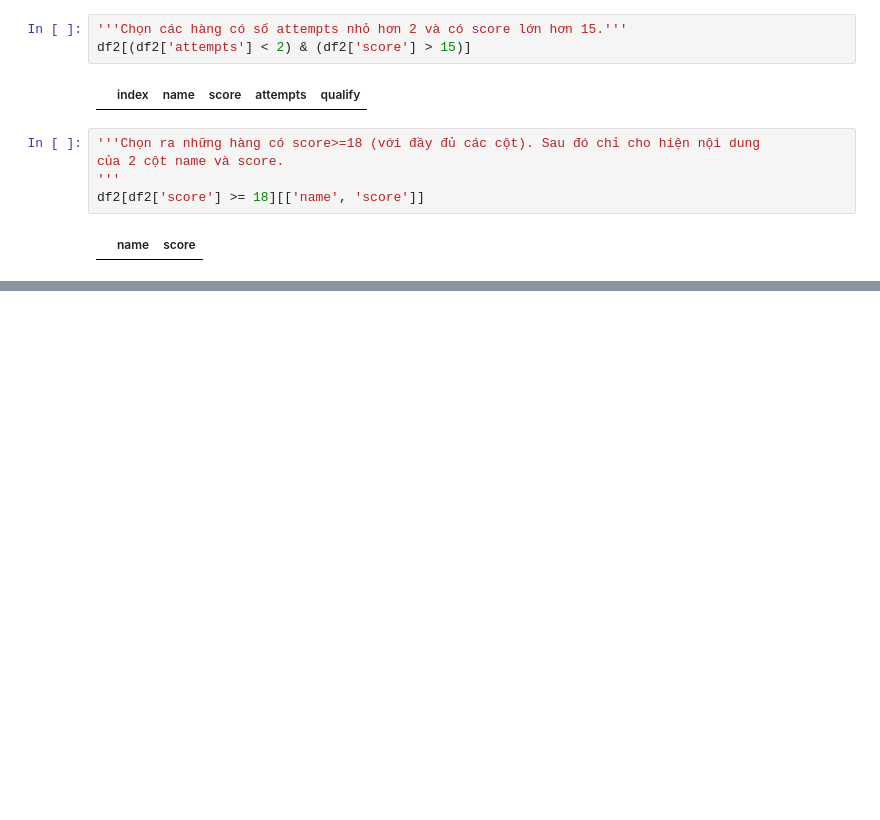
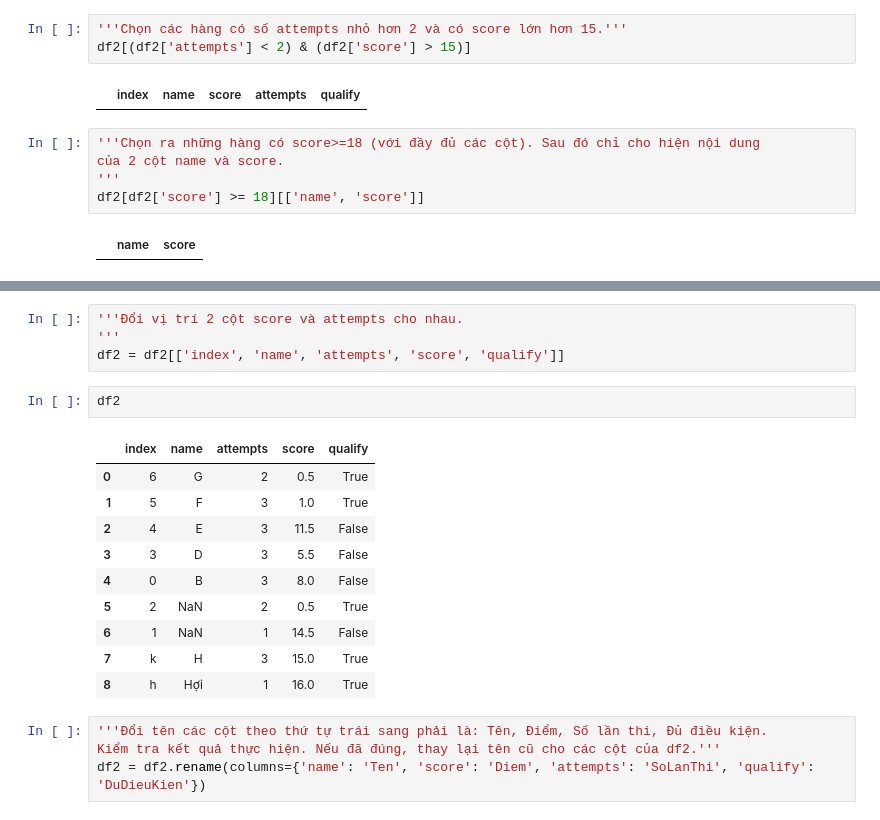
Before and after one commit to Biuuu2309/Data-Analysis-Basic-Method, a Jupyter notebook: Assign/DataFrame.ipynb, the cells around one changed output, grey strips where cells are left out. Drawn from its saved outputs; the diff is of its cells as text; blank space fills up the shorter version.

```diff
--- a/Assign/DataFrame.ipynb
+++ b/Assign/DataFrame.ipynb
@@ -248,0 +348,21 @@ SyntaxError: invalid syntax (<ipython-input-140-a32736e39b65>, line 1)
+# %%
+'''Đổi vị trí 2 cột score và attempts cho nhau.
+'''
+df2 = df2[['index', 'name', 'attempts', 'score', 'qualify']]
+# %%
+df2
+# %% [output]
+|  | index | name | attempts | score | qualify |
+| 0 | 6 | G | 2 | 0.5 | True |
+| 1 | 5 | F | 3 | 1.0 | True |
+| 2 | 4 | E | 3 | 11.5 | False |
+| 3 | 3 | D | 3 | 5.5 | False |
+| 4 | 0 | B | 3 | 8.0 | False |
+| 5 | 2 | NaN | 2 | 0.5 | True |
+| 6 | 1 | NaN | 1 | 14.5 | False |
+| 7 | k | H | 3 | 15.0 | True |
+| 8 | h | Hợi | 1 | 16.0 | True |
+# %%
+'''Đổi tên các cột theo thứ tự trái sang phải là: Tên, Điểm, Số lần thi, Đủ điều kiện.
+Kiểm tra kết quả thực hiện. Nếu đã đúng, thay lại tên cũ cho các cột của df2.'''
+df2 = df2.rename(columns={'name': 'Ten', 'score': 'Diem', 'attempts': 'SoLanThi', 'qualify': 'DuDieuKien'})
```
Also changed, not shown: parts of 16 cells of this notebook.
